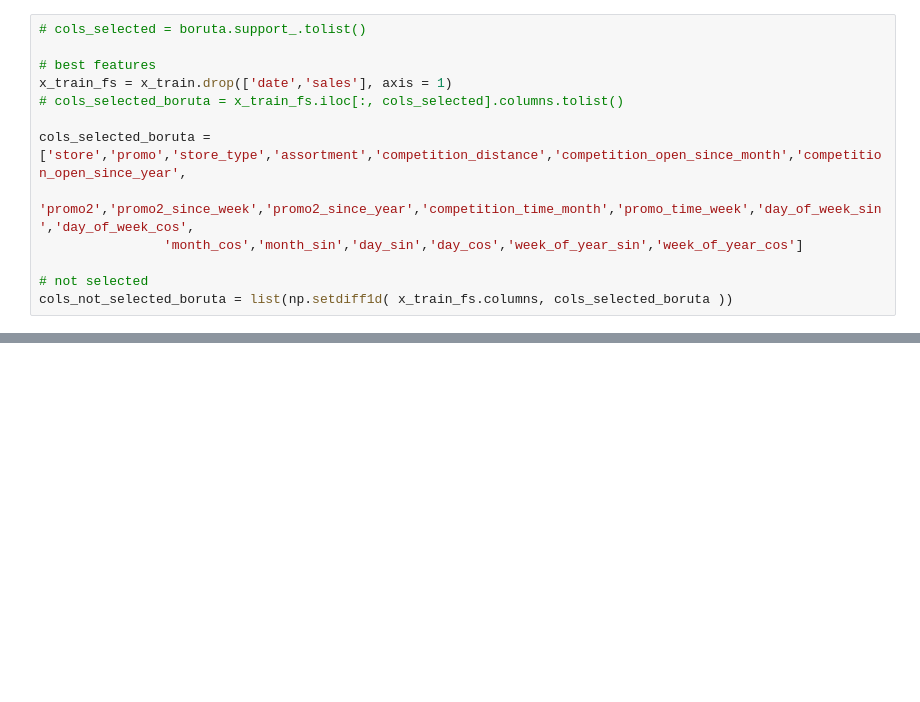
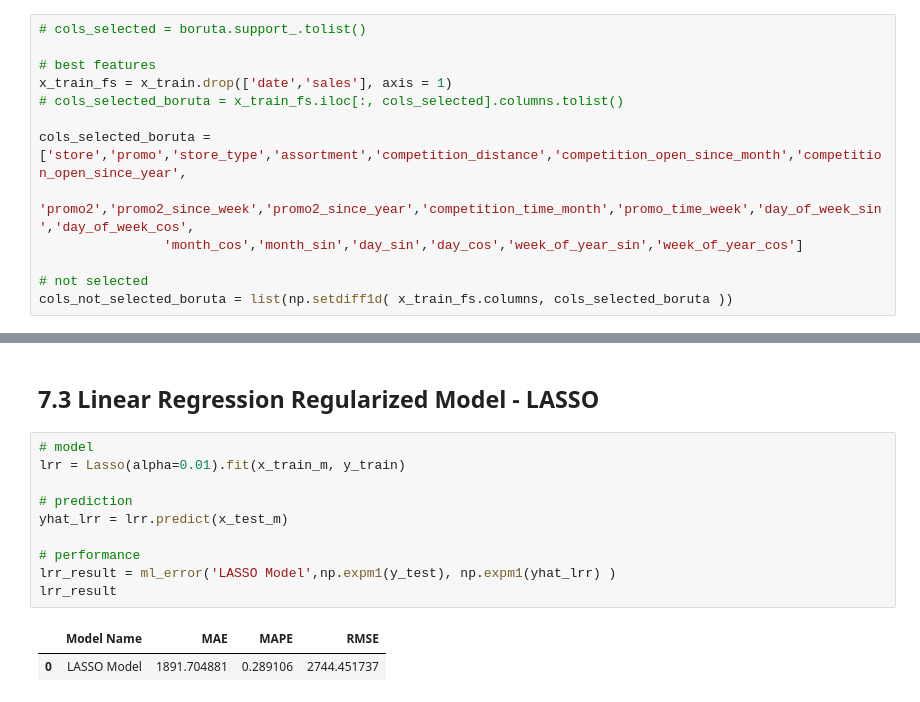
Before and after one commit to PedroPauloMR/ds_em_producao, a Jupyter notebook: main.ipynb, the cells around one changed output, grey strips where cells are left out. Cells and saved outputs as stored; diff of their text form; blank space fills up the shorter version.

```diff
--- a/main.ipynb
+++ b/main.ipynb
@@ -1024,0 +1081,15 @@ cols_selected_boruta
+# %% [markdown]
+## 7.3 Linear Regression Regularized Model - LASSO
+# %%
+# model
+lrr = Lasso(alpha=0.01).fit(x_train_m, y_train)
+
+# prediction
+yhat_lrr = lrr.predict(x_test_m)
+
+# performance
+lrr_result = ml_error('LASSO Model',np.expm1(y_test), np.expm1(yhat_lrr) )
+lrr_result
+# %% [output]
+|  | Model Name | MAE | MAPE | RMSE |
+| 0 | LASSO Model | 1891.704881 | 0.289106 | 2744.451737 |
```
Also changed, not shown: parts of 10 cells of this notebook.
